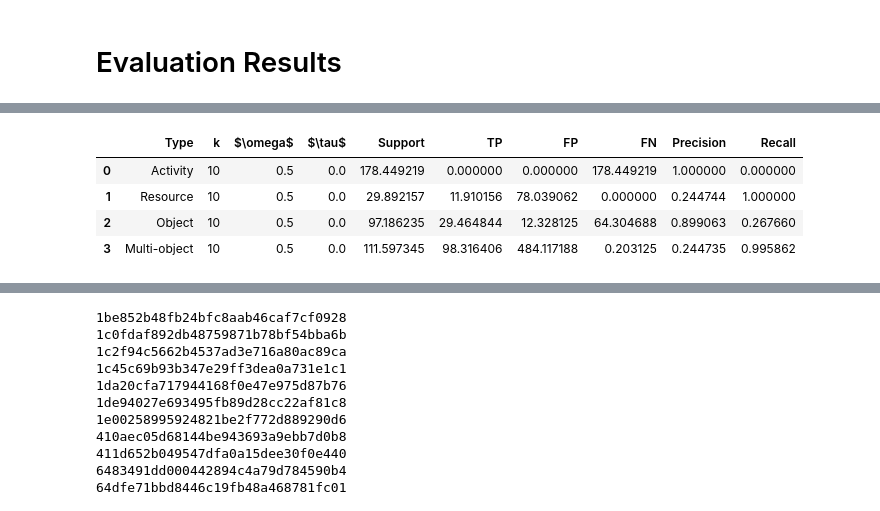
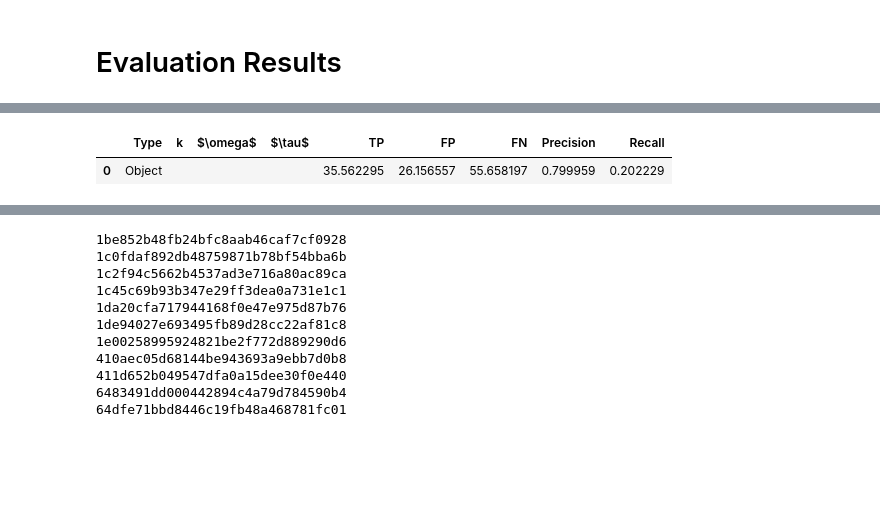
Before and after one commit to a-rebmann/semantic-constraint-miner, a Jupyter notebook: notebooks/evaluation_results.ipynb, the cells around one changed output, grey strips where cells are left out. Saved outputs shown, nothing was run; the diff lists cells and outputs as text; code cells hidden in the pictures; blank space fills up the shorter version.

```diff
--- a/notebooks/evaluation_results.ipynb
+++ b/notebooks/evaluation_results.ipynb
@@ -6,12 +6,18 @@ from pathlib import Path
 from semconstmining.config import Config
 import warnings
 warnings.filterwarnings('ignore')
-res_file = "folds_2023-07-08 07-46-18.csv"
+res_file = "BL_all_2023-07-20 11-28-16.csv"
 conf = Config(Path(os.getcwd()).parents[1].resolve(), "sap_sam_filtered")
 
 import pandas as pd
 import matplotlib.pyplot as plt
 
 run_results_df = pd.read_csv(conf.DATA_EVAL / res_file)
+if "fold" not in run_results_df.columns:
+    run_results_df["fold"] = 0
+if "config" not in run_results_df.columns:
+    run_results_df["config"] = "best"
+if "run_time" not in run_results_df.columns:
+    run_results_df["run_time"] = 0
 run_results_df
 # %% [output]
@@ -136,23 +161,20 @@ for const_type in const_types:
 # %%
 table_df = pd.DataFrame({
     'Type': const_column,
     'k': k_column,
     '$\omega$': omega_column,
     '$\tau$': tau_column,
-    "Support": support_column,
+    #"Support": support_column,
     'TP': tp_column,
     'FP': fp_column,
     'FN': fn_column,
     'Precision': prec_column,
     'Recall': rec_column
 })
 table_df
 # %% [output]
-|  | Type | k | $\omega$ | $\tau$ | Support | TP | FP | FN | Precision | Recall |
-| 0 | Activity | 10 | 0.5 | 0.0 | 178.449219 | 0.000000 | 0.000000 | 178.449219 | 1.000000 | 0.000000 |
-| 1 | Resource | 10 | 0.5 | 0.0 | 29.892157 | 11.910156 | 78.039062 | 0.000000 | 0.244744 | 1.000000 |
-| 2 | Object | 10 | 0.5 | 0.0 | 97.186235 | 29.464844 | 12.328125 | 64.304688 | 0.899063 | 0.267660 |
-| 3 | Multi-object | 10 | 0.5 | 0.0 | 111.597345 | 98.316406 | 484.117188 | 0.203125 | 0.244735 | 0.995862 |
+|  | Type | k | $\omega$ | $\tau$ | TP | FP | FN | Precision | Recall |
+| 0 | Object |  |  |  | 35.562295 | 26.156557 | 55.658197 | 0.799959 | 0.202229 |
 # %%
 print(table_df.to_latex(index_names=False, index=False, float_format="%.2f"))
 # %% [output]
```
Also changed, not shown: parts of 14 cells of this notebook, 5 other files.
